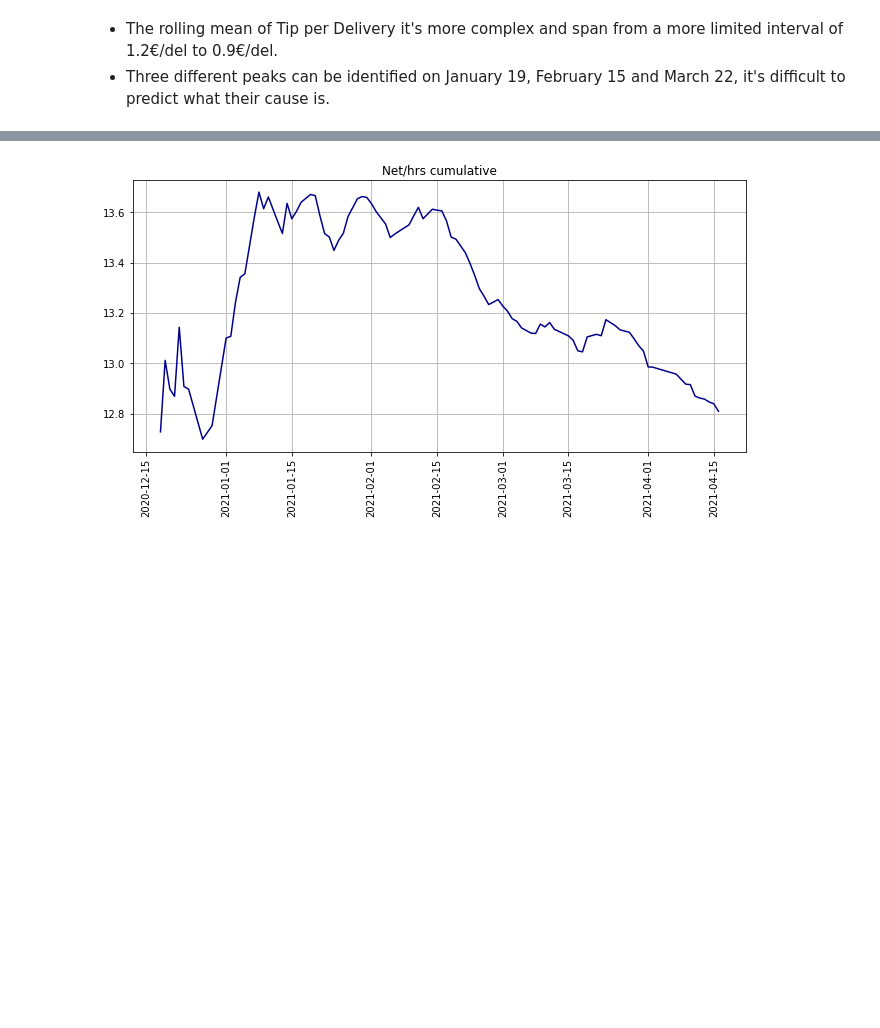
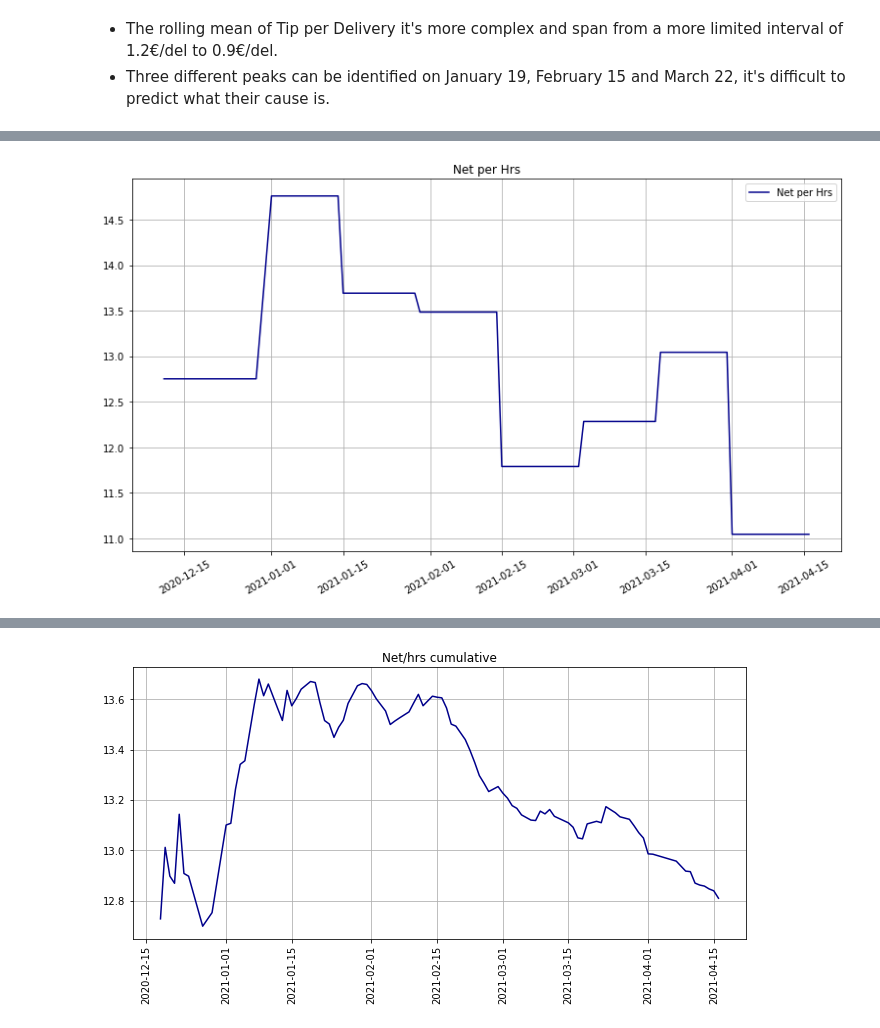
Before and after one commit to nicoretis/Courier-Financial-and-Weather-analysis, a Jupyter notebook: Work-Analysis-Courier.ipynb, the cells around one changed output, grey strips where cells are left out. Drawn from its saved outputs; the diff is of its cells as text; code cells hidden in the pictures; blank space fills up the shorter version.

```diff
--- a/Work-Analysis-Courier.ipynb
+++ b/Work-Analysis-Courier.ipynb
@@ -219,0 +245,4 @@ rolmean(df.date,df.tipdel,15,'Rolling mean Tip per Delivery on a 15 days window'
+# %%
+plot(df.sumnet/df.sumhrs,'Net per Hrs')
+# %% [output]
+[figure, added]
```
Also changed, not shown: parts of 9 cells of this notebook, 1 other file.
